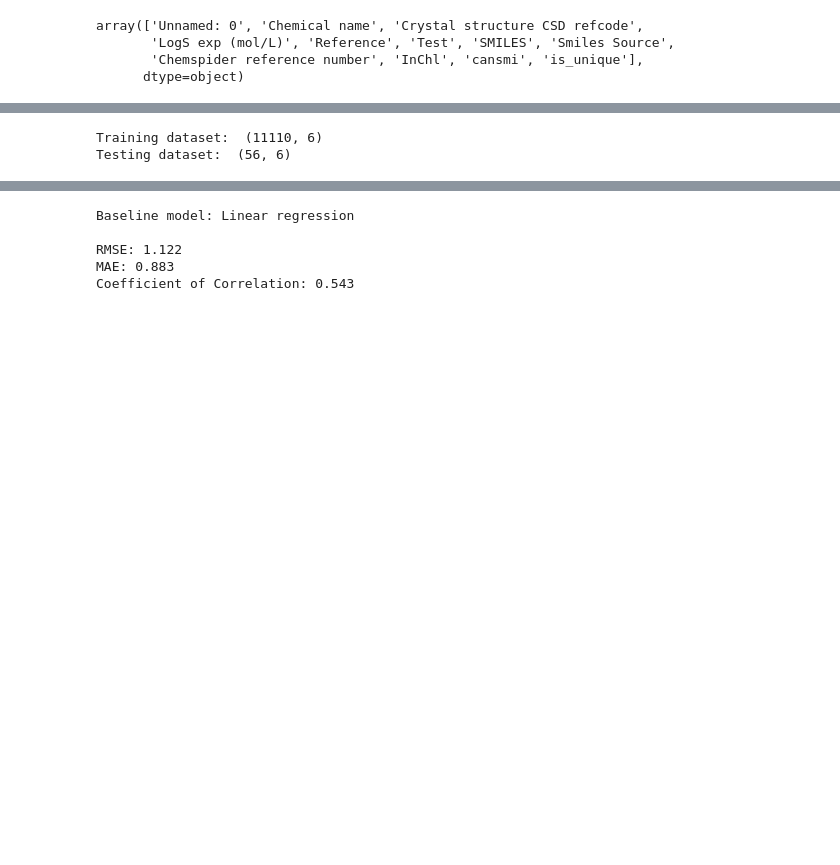
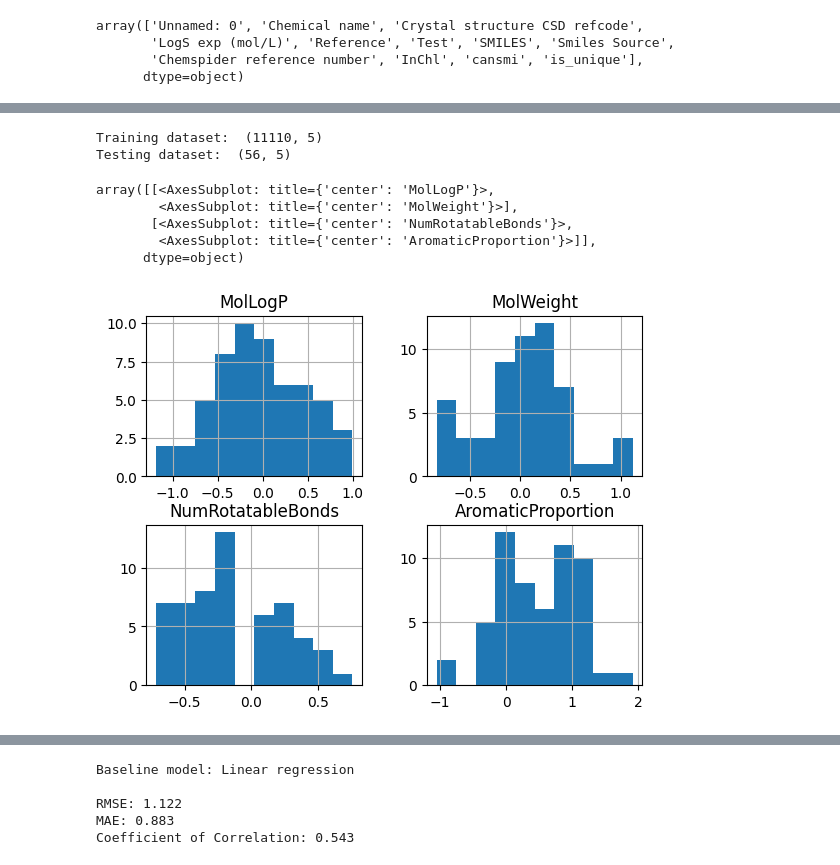
Before and after one commit to poloarol/small-molecules, a Jupyter notebook: solubility-feature-engineering.ipynb, the cells around one changed output, grey strips where cells are left out. Drawn from its saved outputs; the diff is of its cells as text; code cells hidden in the pictures; blank space fills up the shorter version.

```diff
--- a/solubility-feature-engineering.ipynb
+++ b/solubility-feature-engineering.ipynb
@@ -200,0 +224,7 @@ train_dataset = train_dataset.sample(frac=1)
+# %%
+X_test = dsl_parsed[["MolLogP", "MolWeight", "NumRotatableBonds", "AromaticProportion"]]
+X_test = scaler.transform(X_test)
+test_dataset = pd.DataFrame(columns=["MolLogP", "MolWeight", "NumRotatableBonds", "AromaticProportion"], data=X_test)
+test_dataset["y"] = dsl["LogS exp (mol/L)"]
+
+test_dataset.head()
@@ -201,9 +238,18 @@ train_dataset = train_dataset.sample(frac=1)
 # %%
 print("Training dataset: ", train_dataset.shape)
-print("Testing dataset: ", dsl_parsed.shape)
+print("Testing dataset: ", test_dataset.shape)
 # %% [output]
-Training dataset:  (11110, 6)
-Testing dataset:  (56, 6)
+Training dataset:  (11110, 5)
+Testing dataset:  (56, 5)
+# %%
+pd.DataFrame(columns=["MolLogP", "MolWeight", "NumRotatableBonds", "AromaticProportion"], data=X_test).hist()
+# %% [output]
+array([[<AxesSubplot: title={'center': 'MolLogP'}>,
+        <AxesSubplot: title={'center': 'MolWeight'}>],
+       [<AxesSubplot: title={'center': 'NumRotatableBonds'}>,
+        <AxesSubplot: title={'center': 'AromaticProportion'}>]],
+      dtype=object)
+[figure, added]
 # %%
 train_dataset[train_dataset.duplicated()]
 # %% [output]
```
Also changed, not shown: parts of 23 cells of this notebook, 16 other files.
